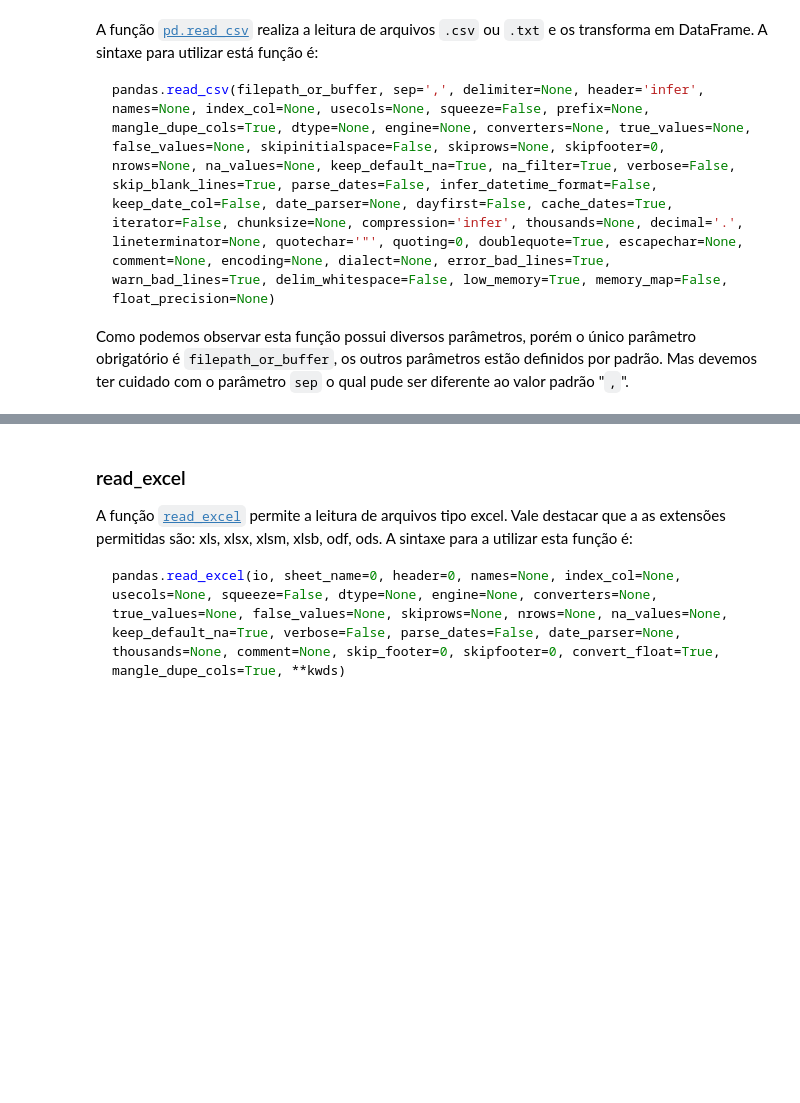
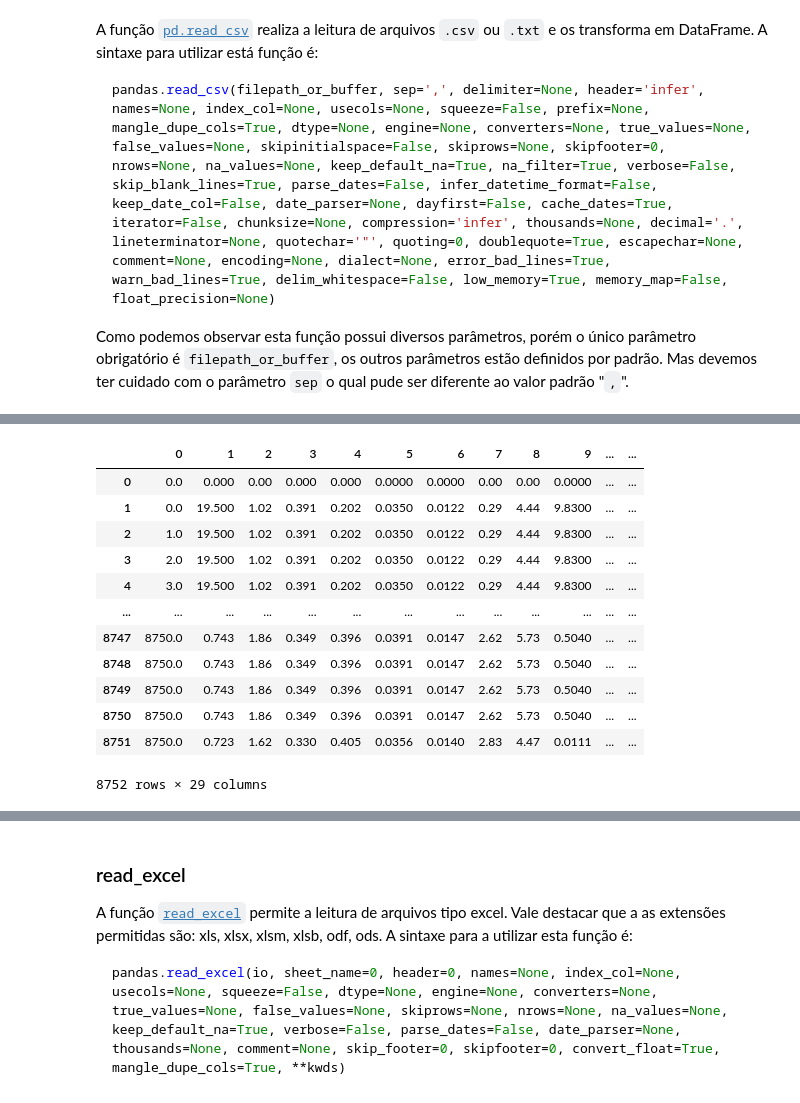
Before and after one commit to FernanMartinez/Curso_Python_Basico, a Jupyter notebook: Aula 12 Pandas/Aula 12. Pandas.ipynb, the cells around one changed output, grey strips where cells are left out. Cells and saved outputs as stored; diff of their text form; code cells hidden in the pictures; blank space fills up the shorter version.

```diff
--- a/Aula 12 Pandas/Aula 12. Pandas.ipynb
+++ b/Aula 12 Pandas/Aula 12. Pandas.ipynb
@@ -796,6 +1247,20 @@ arquivo_1
 # %%
 # Lendo mais um arquivo csv
-arquivo_2 = pd.read_csv("./Dados/arquivo2.csv")
+arquivo_2 = pd.read_csv("./Dados/arquivo2.csv", header=None)
 arquivo_2
+# %% [output]
+|  | 0 | 1 | 2 | 3 | 4 | 5 | 6 | 7 | 8 | 9 | ... | ... |
+| 0 | 0.0 | 0.000 | 0.00 | 0.000 | 0.000 | 0.0000 | 0.0000 | 0.00 | 0.00 | 0.0000 | ... | ... |
+| 1 | 0.0 | 19.500 | 1.02 | 0.391 | 0.202 | 0.0350 | 0.0122 | 0.29 | 4.44 | 9.8300 | ... | ... |
+| 2 | 1.0 | 19.500 | 1.02 | 0.391 | 0.202 | 0.0350 | 0.0122 | 0.29 | 4.44 | 9.8300 | ... | ... |
+| 3 | 2.0 | 19.500 | 1.02 | 0.391 | 0.202 | 0.0350 | 0.0122 | 0.29 | 4.44 | 9.8300 | ... | ... |
+| 4 | 3.0 | 19.500 | 1.02 | 0.391 | 0.202 | 0.0350 | 0.0122 | 0.29 | 4.44 | 9.8300 | ... | ... |
+| ... | ... | ... | ... | ... | ... | ... | ... | ... | ... | ... | ... | ... |
+| 8747 | 8750.0 | 0.743 | 1.86 | 0.349 | 0.396 | 0.0391 | 0.0147 | 2.62 | 5.73 | 0.5040 | ... | ... |
+| 8748 | 8750.0 | 0.743 | 1.86 | 0.349 | 0.396 | 0.0391 | 0.0147 | 2.62 | 5.73 | 0.5040 | ... | ... |
+| 8749 | 8750.0 | 0.743 | 1.86 | 0.349 | 0.396 | 0.0391 | 0.0147 | 2.62 | 5.73 | 0.5040 | ... | ... |
+| 8750 | 8750.0 | 0.743 | 1.86 | 0.349 | 0.396 | 0.0391 | 0.0147 | 2.62 | 5.73 | 0.5040 | ... | ... |
+| 8751 | 8750.0 | 0.723 | 1.62 | 0.330 | 0.405 | 0.0356 | 0.0140 | 2.83 | 4.47 | 0.0111 | ... | ... |
+8752 rows × 29 columns
 # %%
 # Lendo mais um arquivo csv
```
Also changed, not shown: parts of 62 cells of this notebook.
